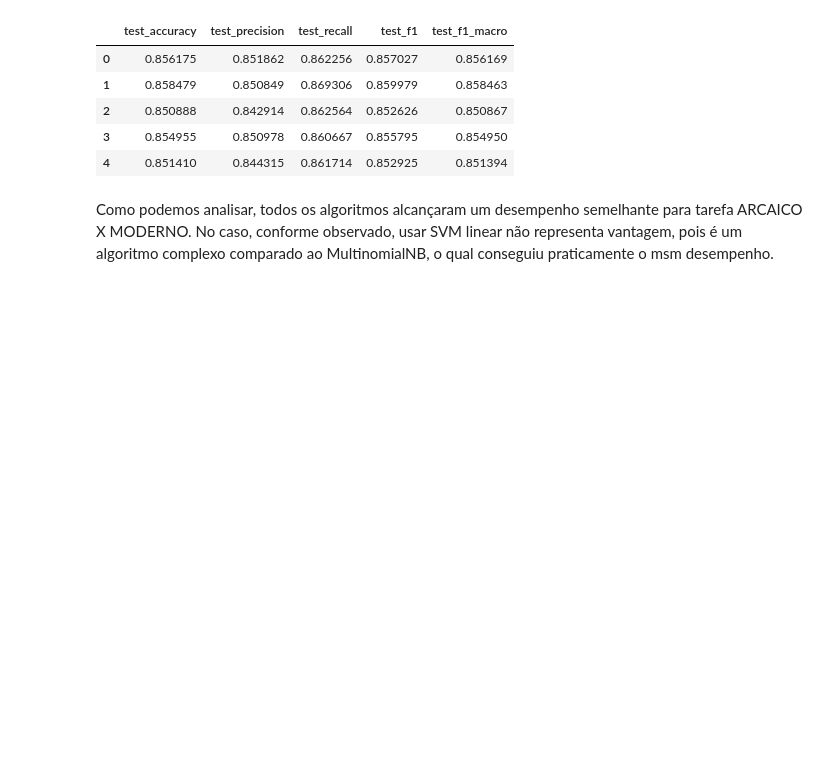
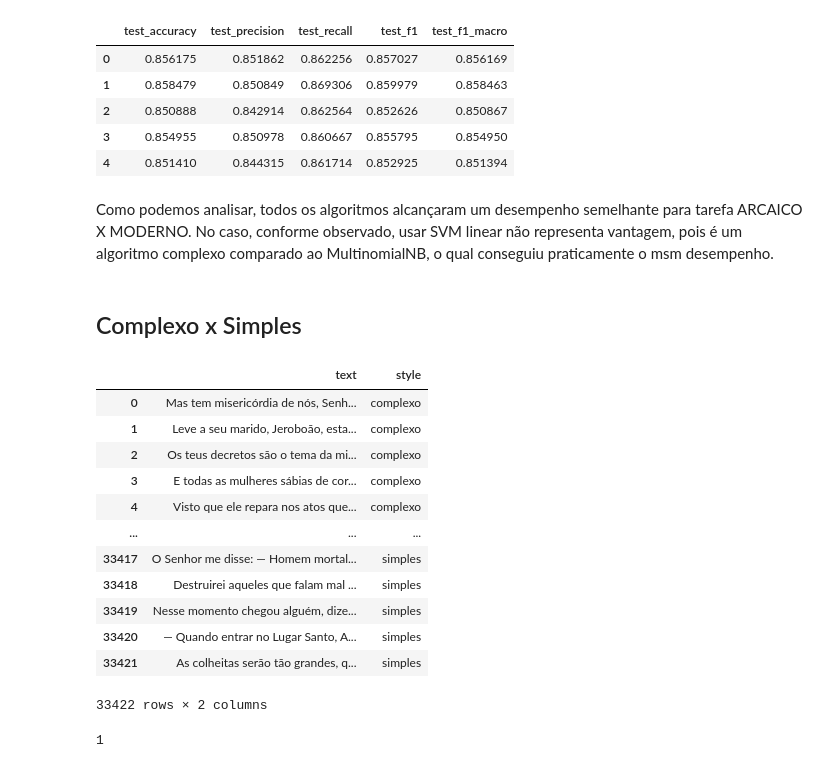
Before and after one commit to Marcos-Med/PLN, a Jupyter notebook: pln.ipynb, the cells around one changed output. Cells and saved outputs as stored; diff of their text form; code cells hidden in the pictures; blank space fills up the shorter version.

```diff
--- a/pln.ipynb
+++ b/pln.ipynb
@@ -386,3 +386,30 @@ r_svc
 | 4 | 0.851410 | 0.844315 | 0.861714 | 0.852925 | 0.851394 |
 # %% [markdown]
 Como podemos analisar, todos os algoritmos alcançaram um desempenho semelhante para tarefa ARCAICO X MODERNO. No caso, conforme observado, usar SVM linear não representa vantagem, pois é um algoritmo complexo comparado ao MultinomialNB, o qual conseguiu praticamente o msm desempenho.
+# %% [markdown]
+## Complexo x Simples
+# %%
+file_complex = "treino/train_complexo_simples.csv"
+df_complex = pd.read_csv(file_complex, sep=';')
+#df_complex[['text', 'target']] = df_complex['text;style'].str.rsplit(";", n=1, expand=True) #divide apenas 1 vez, começando pela direita
+#df_complex.drop('text;style', axis=1, inplace=True)
+# %%
+df_complex
+# %% [output]
+|  | text | style |
+| 0 | Mas tem misericórdia de nós, Senh... | complexo |
+| 1 | Leve a seu marido, Jeroboão, esta... | complexo |
+| 2 | Os teus decretos são o tema da mi... | complexo |
+| 3 | E todas as mulheres sábias de cor... | complexo |
+| 4 | Visto que ele repara nos atos que... | complexo |
+| ... | ... | ... |
+| 33417 | O Senhor me disse: — Homem mortal... | simples |
+| 33418 | Destruirei aqueles que falam mal ... | simples |
+| 33419 | Nesse momento chegou alguém, dize... | simples |
+| 33420 | — Quando entrar no Lugar Santo, A... | simples |
+| 33421 | As colheitas serão tão grandes, q... | simples |
+33422 rows × 2 columns
+# %%
+df_complex['text'].isnull().sum()
+# %% [output]
+1
```
Also changed, not shown: parts of 15 cells of this notebook, 2 other files.
